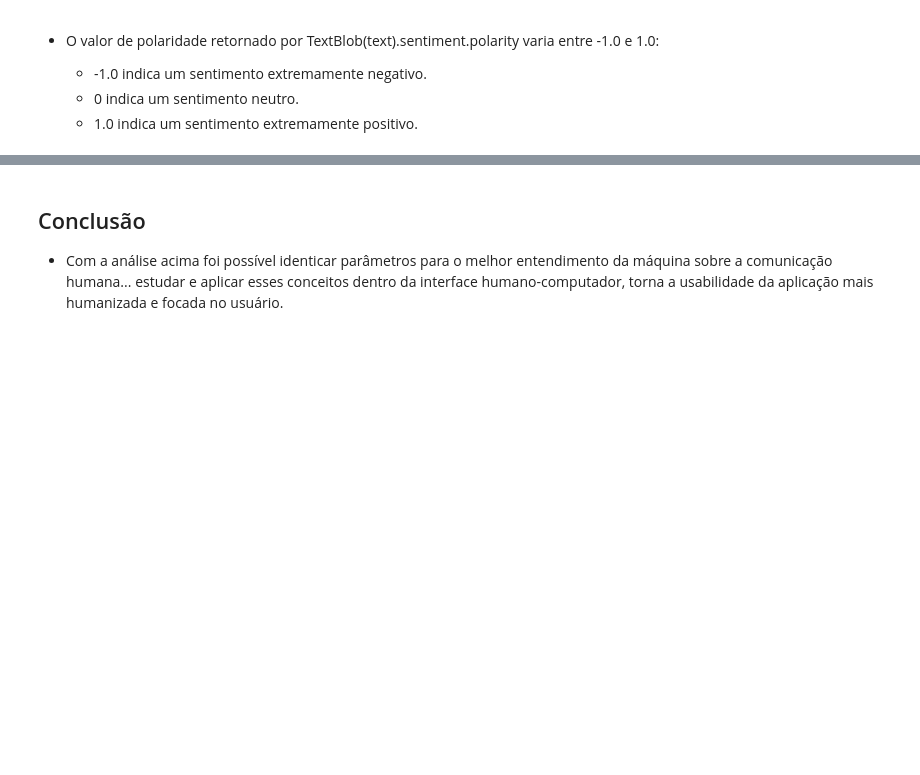
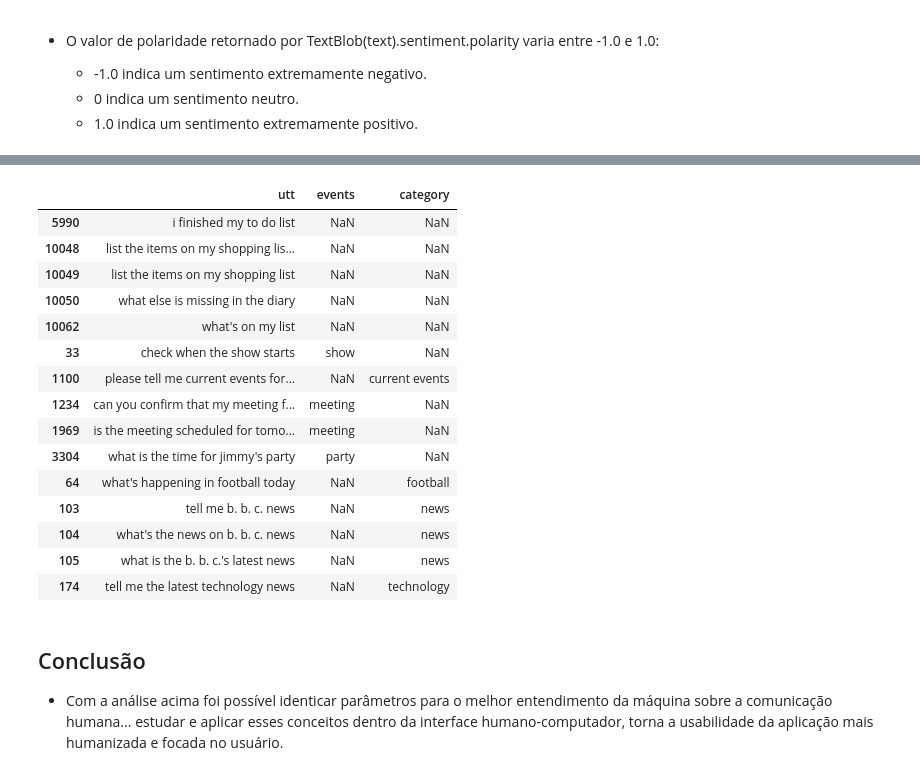
Before and after one commit to omatheu/colabs_mod7_es, a Jupyter notebook: Ponderada_Matheus_Ribeiro_dos_Santos_mod7.ipynb, the cells around one changed output, grey strips where cells are left out. Drawn from its saved outputs; the diff is of its cells as text; code cells hidden in the pictures; blank space fills up the shorter version.

```diff
--- a/Ponderada_Matheus_Ribeiro_dos_Santos_mod7.ipynb
+++ b/Ponderada_Matheus_Ribeiro_dos_Santos_mod7.ipynb
@@ -169,3 +193,22 @@ print(new_df[['utt', 'sentiment']])
+# %%
+new_df[['utt','events','category']]
+# %% [output]
+|  | utt | events | category |
+| 5990 | i finished my to do list | NaN | NaN |
+| 10048 | list the items on my shopping lis... | NaN | NaN |
+| 10049 | list the items on my shopping list | NaN | NaN |
+| 10050 | what else is missing in the diary | NaN | NaN |
+| 10062 | what's on my list | NaN | NaN |
+| 33 | check when the show starts | show | NaN |
+| 1100 | please tell me current events for... | NaN | current events |
+| 1234 | can you confirm that my meeting f... | meeting | NaN |
+| 1969 | is the meeting scheduled for tomo... | meeting | NaN |
+| 3304 | what is the time for jimmy's party | party | NaN |
+| 64 | what's happening in football today | NaN | football |
+| 103 | tell me b. b. c. news | NaN | news |
+| 104 | what's the news on b. b. c. news | NaN | news |
+| 105 | what is the b. b. c.'s latest news | NaN | news |
+| 174 | tell me the latest technology news | NaN | technology |
 # %% [markdown]
 ## Conclusão
 
```
Also changed, not shown: parts of 10 cells of this notebook.
